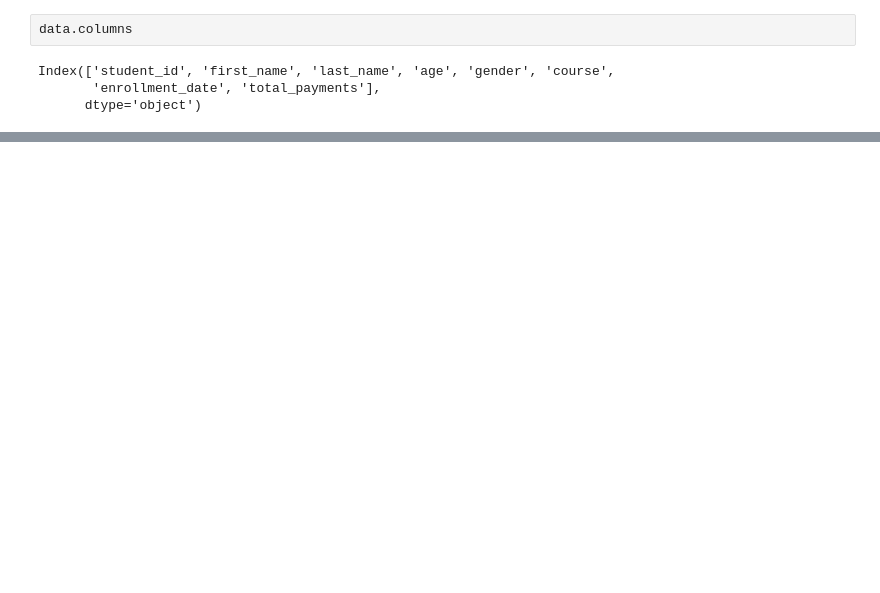
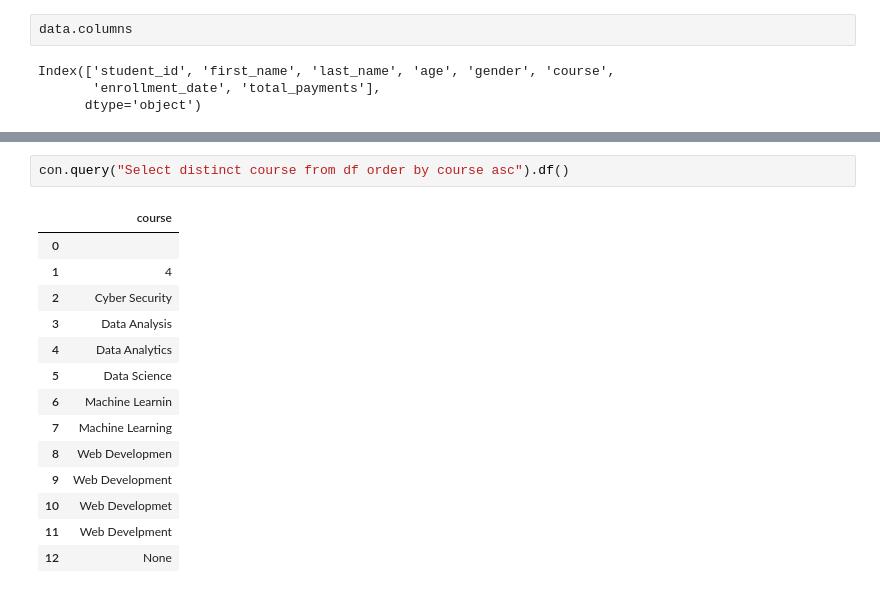
Before and after one commit to No1Deku/Practice-Projects, a Jupyter notebook: Student_Enrollment_data/proj_data_cleaning.ipynb, the cells around one changed output, grey strips where cells are left out. Saved outputs shown, nothing was run; the diff lists cells and outputs as text; blank space fills up the shorter version.

```diff
--- a/Student_Enrollment_data/proj_data_cleaning.ipynb
+++ b/Student_Enrollment_data/proj_data_cleaning.ipynb
@@ -352,0 +195,17 @@ WHERE enrollment_date LIKE '20__%'
+# %%
+con.query("Select distinct course from df order by course asc").df()
+# %% [output]
+|  | course |
+| 0 |  |
+| 1 | 4 |
+| 2 | Cyber Security |
+| 3 | Data Analysis |
+| 4 | Data Analytics |
+| 5 | Data Science |
+| 6 | Machine Learnin |
+| 7 | Machine Learning |
+| 8 | Web Developmen |
+| 9 | Web Development |
+| 10 | Web Developmet |
+| 11 | Web Develpment |
+| 12 | None |
```
Also changed, not shown: parts of 66 cells of this notebook.
